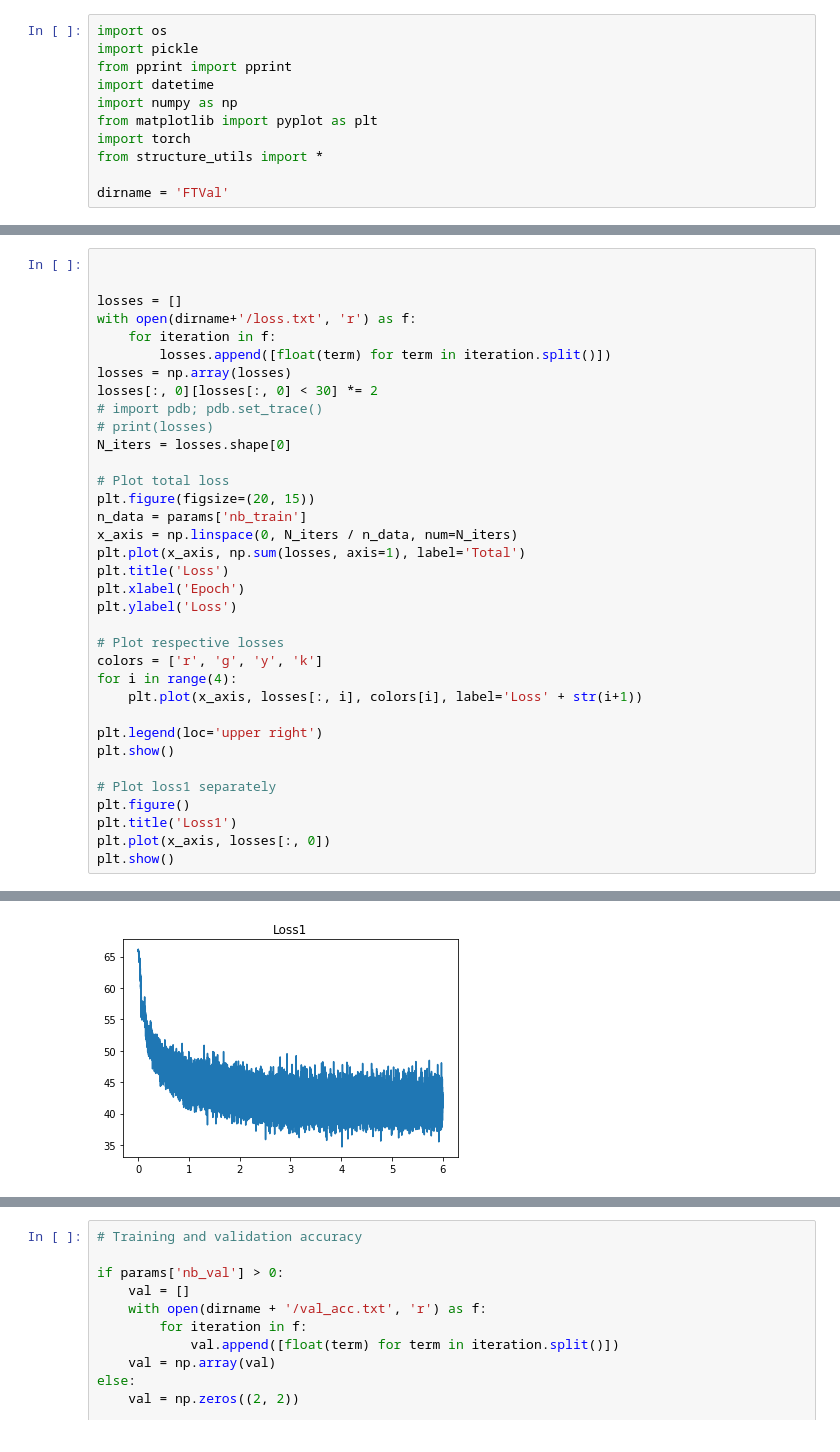
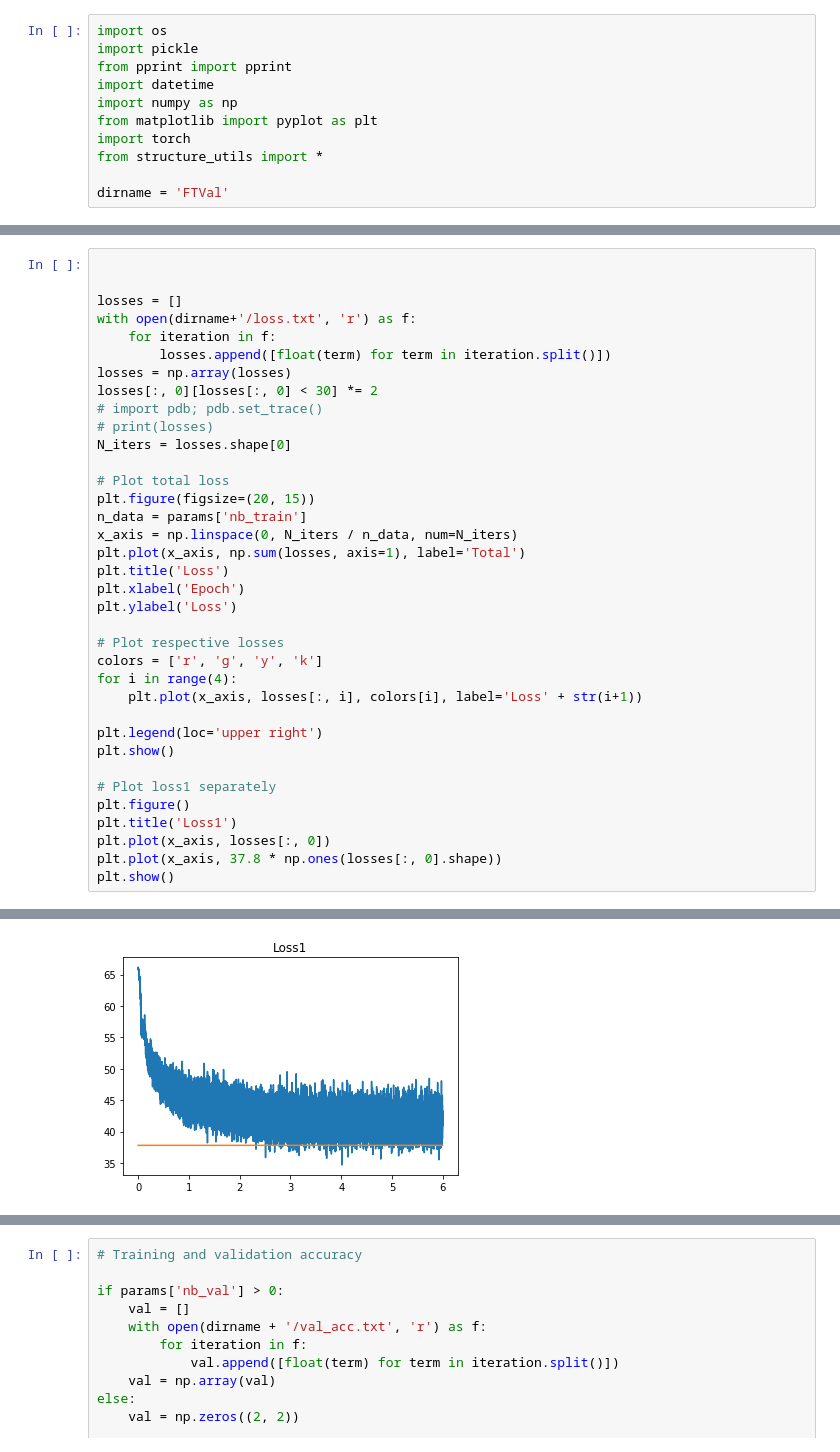
Before and after one commit to matthewkennedy5/RRNN, a Jupyter notebook: visualize-results.ipynb, the cells around one changed output, grey strips where cells are left out. Saved outputs shown, nothing was run; the diff lists cells and outputs as text.

```diff
--- a/visualize-results.ipynb
+++ b/visualize-results.ipynb
@@ -45,34 +45,35 @@ with open(dirname+'/loss.txt', 'r') as f:
 losses = np.array(losses)
 losses[:, 0][losses[:, 0] < 30] *= 2
 # import pdb; pdb.set_trace()
 # print(losses)
 N_iters = losses.shape[0]
 
 # Plot total loss
 plt.figure(figsize=(20, 15))
 n_data = params['nb_train']
 x_axis = np.linspace(0, N_iters / n_data, num=N_iters)
 plt.plot(x_axis, np.sum(losses, axis=1), label='Total')
 plt.title('Loss')
 plt.xlabel('Epoch')
 plt.ylabel('Loss')
 
 # Plot respective losses
 colors = ['r', 'g', 'y', 'k']
 for i in range(4):
     plt.plot(x_axis, losses[:, i], colors[i], label='Loss' + str(i+1))
 
 plt.legend(loc='upper right')
 plt.show()
 
 # Plot loss1 separately
 plt.figure()
 plt.title('Loss1')
 plt.plot(x_axis, losses[:, 0])
+plt.plot(x_axis, 37.8 * np.ones(losses[:, 0].shape))
 plt.show()
 # %% [output]
 [figure]
-[figure, old version]
+[figure, new version]
 # %%
 # Plot train and validation loss in the same figure
 
```
Also changed, not shown: parts of 1 cell of this notebook.
